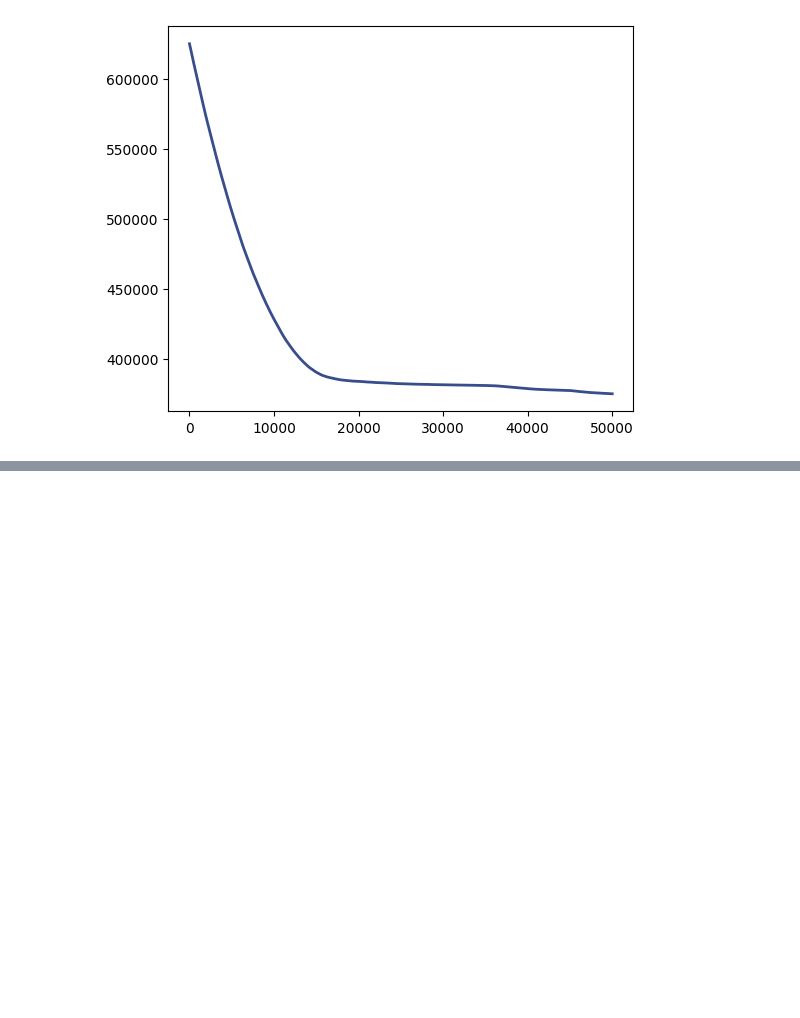
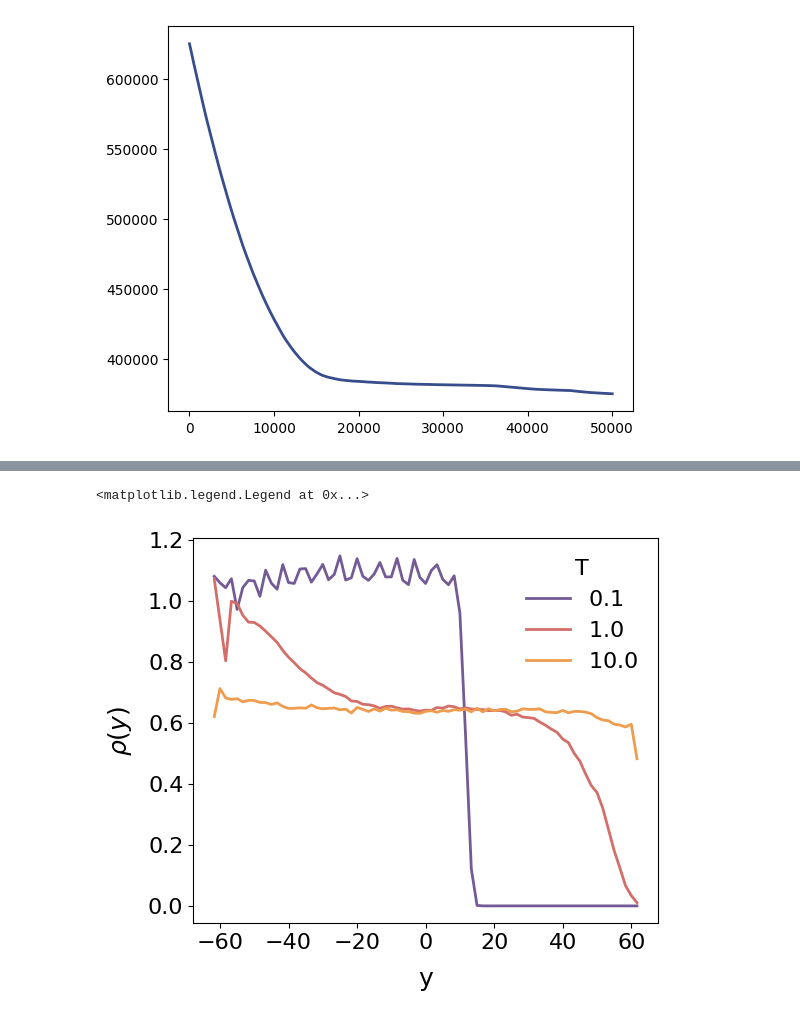
Before and after one commit to underDD/FiestaSCyB, a Jupyter notebook: plots.ipynb, the cells around one changed output, grey strips where cells are left out. Cells and saved outputs as stored; diff of their text form; code cells hidden in the pictures; blank space fills up the shorter version.

```diff
--- a/plots.ipynb
+++ b/plots.ipynb
@@ -625,0 +673,33 @@ plt.plot(mc_steps, energy, color=sunset2(0.1), lw=2)
+# %%
+
+density_data_nbins75_T01= np.loadtxt("results/bonus_density_profile_grav_g1.00_Lx12.5_delta0.100_nbin75_T0.1.txt")
+y_75_T01 = density_data_nbins75_T01[:, 0]
+rho_75_T01 = density_data_nbins75_T01[:, 1]
+
+density_data_nbins75_T1= np.loadtxt("results/bonus_density_profile_grav_g1.00_Lx12.5_delta0.100_nbin75_T1.0.txt")
+y_75_T1 = density_data_nbins75_T1[:, 0]
+rho_75_T1 = density_data_nbins75_T1[:, 1]
+
+density_data_nbins75_T10= np.loadtxt("results/bonus_density_profile_grav_g1.00_Lx12.5_delta0.100_nbin75_T10.0.txt")
+y_75_T10 = density_data_nbins75_T10[:, 0]
+rho_75_T10 = density_data_nbins75_T10[:, 1]
+
+plt.figure(figsize=(6,5))
+
+Lx = 12.5
+Ly = 10*Lx
+
+nbin = 75
+b = Ly / nbin
+plt.plot(y_75_T01, rho_75_T01, color=sunset2(0.3), lw=2, label = r'$0.1$')
+plt.plot(y_75_T1, rho_75_T1, color=sunset2(0.6), lw=2, label = r'$1.0$')
+plt.plot(y_75_T10, rho_75_T10, color=sunset2(0.9), lw=2, label = r'$10.0$')
+
+plt.xlabel('y', fontsize=18, labelpad=10 )
+plt.ylabel(r'$\rho(y)$', fontsize=18, labelpad=10)
+plt.xticks(fontsize=16)
+plt.yticks(fontsize=16)
+plt.legend(fontsize=16, frameon=False, title = 'T', title_fontsize=16)
+# %% [output]
+<matplotlib.legend.Legend at 0x...>
+[figure, added]
```
Also changed, not shown: parts of 2 cells of this notebook, 10 other files.
